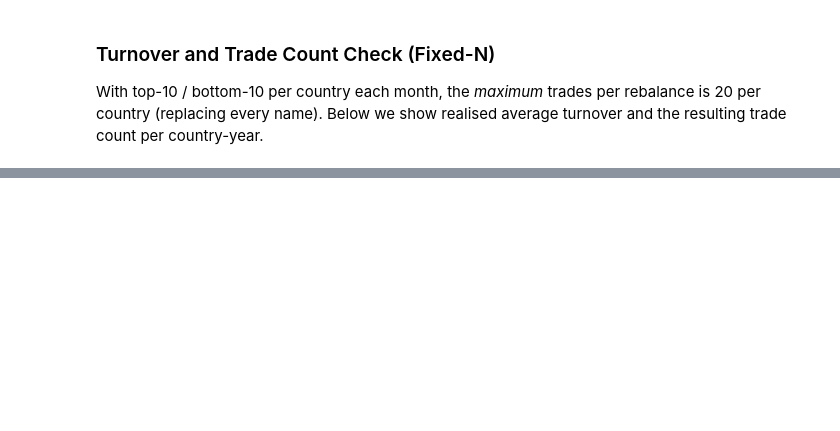
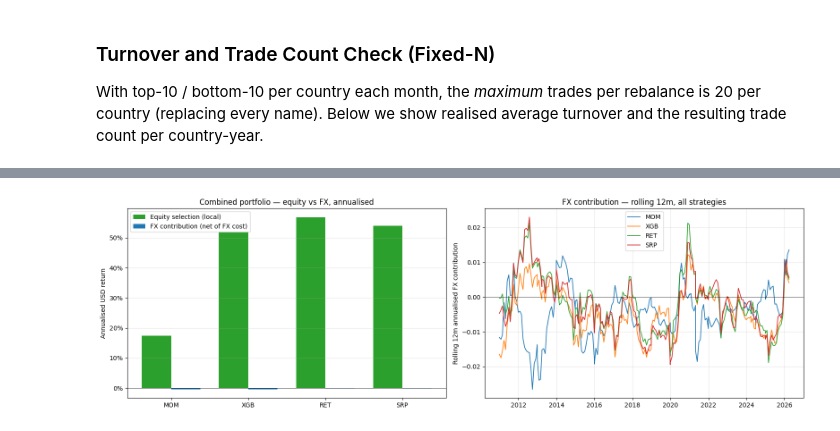
Before and after one commit to galamboslajos/Finance-Working-Files, a Jupyter notebook: Investments_2026/deep_momentum/run.ipynb, the cells around one changed output, grey strips where cells are left out. Drawn from its saved outputs; the diff is of its cells as text; code cells hidden in the pictures; blank space fills up the shorter version.

```diff
--- a/Investments_2026/deep_momentum/run.ipynb
+++ b/Investments_2026/deep_momentum/run.ipynb
@@ -454,0 +678,74 @@ Austria          SRP              76.2%          11.4         183
+# %%
+# ─── Source-of-returns decomposition: equity selection vs FX ────────────
+# For a market-neutral L/S: r_USD = (1 + fx) * r_local
+# So FX contribution (net of FX cost) = r_usd_combined - r_local_combined.
+import pandas as pd
+import numpy as np
+import matplotlib.pyplot as plt
+
+decomp = {}
+for name in ['MOM', 'XGB', 'RET', 'SRP']:
+    # Combined local return = mean of each country's local L/S (Section A)
+    parts = []
+    for suffix in PILOT_COUNTRIES:
+        port = all_results_fixed.get(suffix, {}).get(name, {}).get('portfolio')
+        if port is None or port.empty:
+            continue
+        parts.append(port[['date', 'ls_ret']].rename(columns={'ls_ret': f'ls_{suffix}'}))
+    if len(parts) < 2 or name not in combined_results:
+        continue
+    m = parts[0]
+    for p in parts[1:]:
+        m = m.merge(p, on='date', how='outer')
+    m['r_local'] = m[[c for c in m.columns if c.startswith('ls_')]].mean(axis=1, skipna=True)
+    m = m[['date', 'r_local']].dropna()
+
+    usd = combined_results[name]['portfolio'][['date', 'ls_ret']].rename(columns={'ls_ret': 'r_usd'})
+    d = m.merge(usd, on='date', how='inner').sort_values('date').reset_index(drop=True)
+    d['r_fx'] = d['r_usd'] - d['r_local']
+    decomp[name] = d
+
+# ─── Summary table ──────────────────────────────────────────────────────
+print(f'{"Strategy":<10s} {"Equity Ann":>11s} {"FX Ann":>9s} {"Total USD Ann":>14s} {"FX share":>10s}')
+print('-' * 60)
+for name, d in decomp.items():
+    eq  = d['r_local'].mean() * 12
+    fx_ = d['r_fx'].mean() * 12
+    tot = d['r_usd'].mean() * 12
+    share = fx_ / tot if abs(tot) > 1e-9 else np.nan
+    print(f'{name:<10s} {eq:>10.1%} {fx_:>8.1%} {tot:>13.1%} {share:>9.1%}')
+
+# ─── Visualisation ──────────────────────────────────────────────────────
+colors = {'MOM': '#1f77b4', 'XGB': '#ff7f0e', 'RET': '#2ca02c', 'SRP': '#d62728'}
+fig, axes = plt.subplots(1, 2, figsize=(16, 5))
+
+# Left: grouped bar chart — annualised equity vs FX per strategy
+ax = axes[0]
+names = list(decomp.keys())
+x = np.arange(len(names))
+eq_ann = [decomp[n]['r_local'].mean() * 12 for n in names]
+fx_ann = [decomp[n]['r_fx'].mean() * 12 for n in names]
+w = 0.38
+ax.bar(x - w/2, eq_ann, w, label='Equity selection (local)', color='#2ca02c')
+ax.bar(x + w/2, fx_ann, w, label='FX contribution (net of FX cost)', color='#1f77b4')
+ax.axhline(0, color='black', linewidth=0.5)
+ax.set_xticks(x); ax.set_xticklabels(names)
+ax.set_ylabel('Annualised USD return')
+ax.set_title('Combined portfolio — equity vs FX, annualised')
+ax.yaxis.set_major_formatter(plt.FuncFormatter(lambda v, _: f'{v:.0%}'))
+ax.legend(); ax.grid(alpha=0.3, axis='y')
+
+# Right: rolling 12m FX contribution — one line per strategy
+ax = axes[1]
+for name, d in decomp.items():
+    roll = d['r_fx'].rolling(12).mean() * 12
+    ax.plot(d['date'], roll, label=name, color=colors[name], linewidth=1.2)
+ax.axhline(0, color='black', linewidth=0.5)
+ax.set_ylabel('Rolling 12m annualised FX contribution')
+ax.set_title('FX contribution — rolling 12m, all strategies')
+ax.legend(); ax.grid(alpha=0.3)
+
+plt.tight_layout()
+plt.savefig('results/combined_usd_decomposition.png', dpi=150, bbox_inches='tight')
+plt.show()
+# %% [output]
@@ -454,0 +758 @@ Austria          SRP              76.2%          11.4         183
+[figure, added]
```
Also changed, not shown: parts of 14 cells of this notebook, 4 other files.
